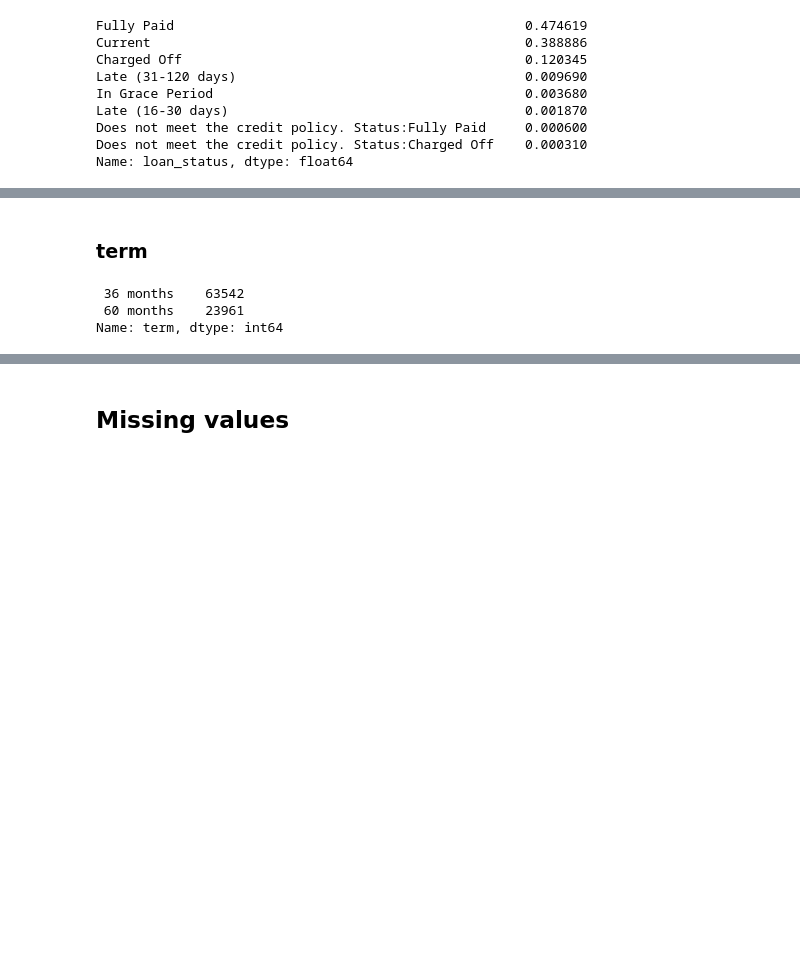
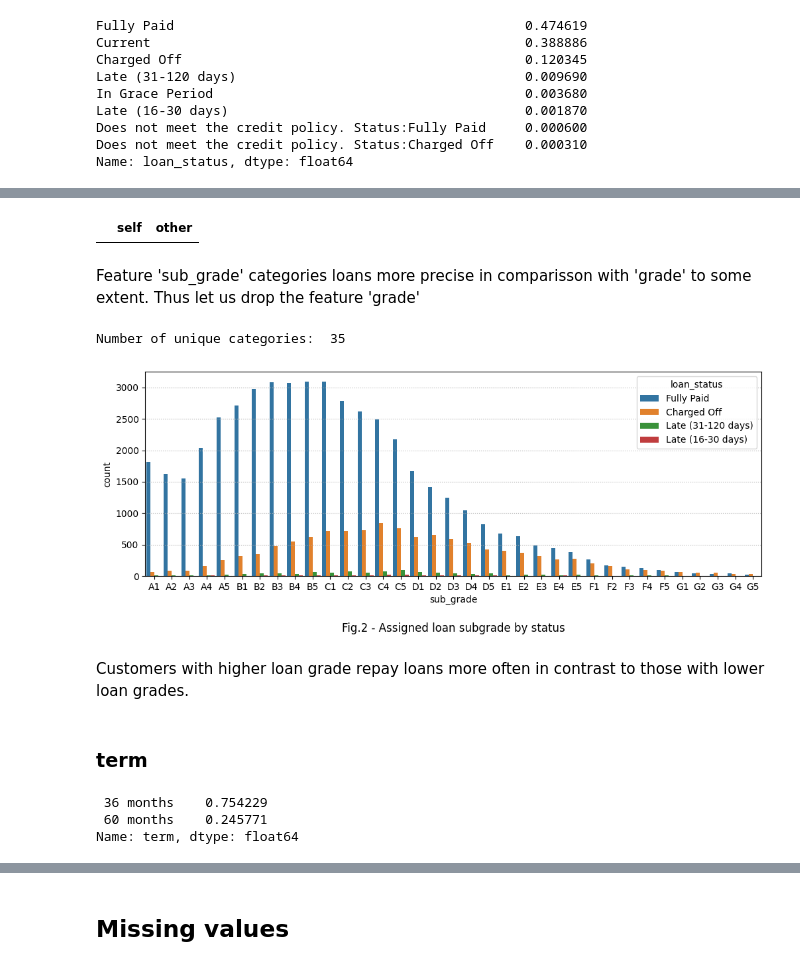
Before and after one commit to Alex1iv/Loan_repayment, a Jupyter notebook: notebooks/Loan_repayment.ipynb, the cells around one changed output, grey strips where cells are left out. Drawn from its saved outputs; the diff is of its cells as text; code cells hidden in the pictures; blank space fills up the shorter version.

```diff
--- a/notebooks/Loan_repayment.ipynb
+++ b/notebooks/Loan_repayment.ipynb
@@ -178,8 +215,30 @@ data
+# %%
+data['grade'].compare(data['sub_grade'].astype(str).str[0])
+# %% [output]
+|  | self | other |
+# %% [markdown]
+Feature 'sub_grade' categories loans more precise  in comparisson with 'grade' to some extent. Thus let us drop the feature 'grade'
+# %%
+data.drop('grade', axis=1, inplace=True)
+# %%
+sub_grade = list(np.sort(data['sub_grade'].unique()))
+print('Number of unique categories: ', len(sub_grade))
+#sub_grade
+
+fig, ax = plt.subplots(figsize=(12, 4))
+ax = sns.countplot(data=data, x='sub_grade', hue='loan_status', width=0.9, order=sub_grade)
+ax.yaxis.grid(linestyle=':')
+ax.set_title('Fig.2 - Assigned loan subgrade by status', y=-0.3);
+# %% [output]
+Number of unique categories:  35
+[figure, added]
+# %% [markdown]
+Customers with higher loan grade repay loans more often in contrast to those with lower loan grades.
 # %% [markdown]
 ### term
 # %%
-data['term'].value_counts()
+data['term'].value_counts(True)
 # %% [output]
- 36 months    63542
- 60 months    23961
-Name: term, dtype: int64
+ 36 months    0.754229
+ 60 months    0.245771
+Name: term, dtype: float64
```
Also changed, not shown: parts of 13 cells of this notebook.
